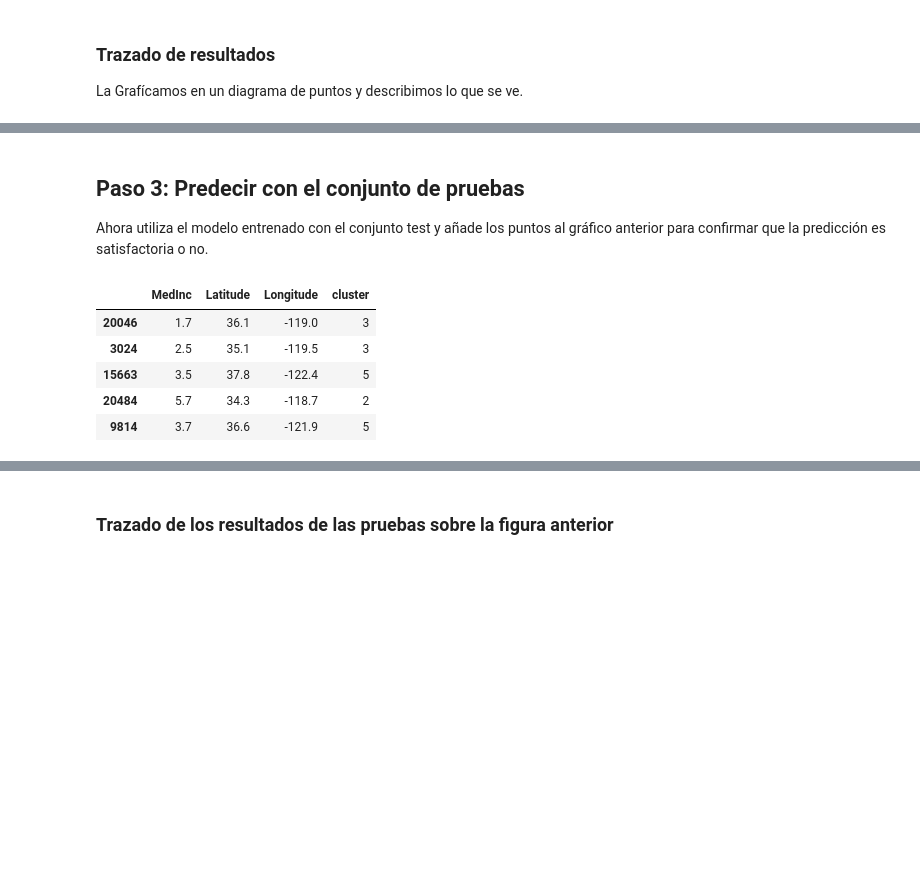
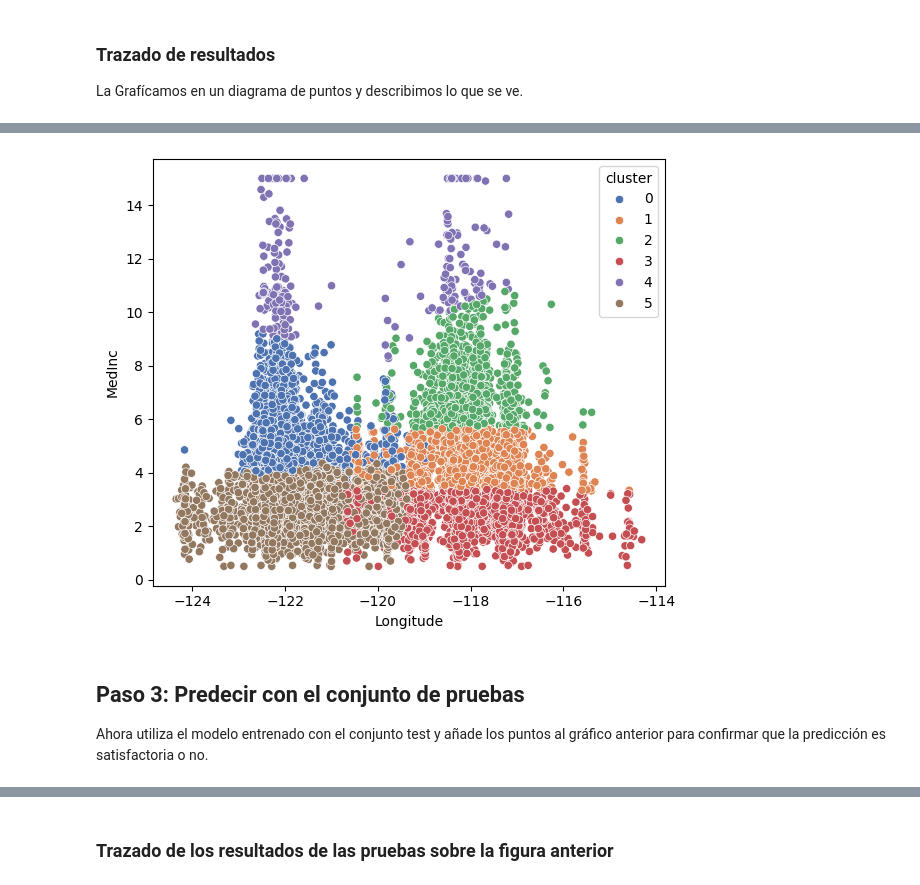
Before and after one commit to mvlarra/Project_ML_k-means, a Jupyter notebook: Project_kmeans_VL.ipynb, the cells around one changed output, grey strips where cells are left out. Cells and saved outputs as stored; diff of their text form; code cells hidden in the pictures; blank space fills up the shorter version.

```diff
--- a/Project_kmeans_VL.ipynb
+++ b/Project_kmeans_VL.ipynb
@@ -100,14 +167,28 @@ plt.show()
+# %%
+# Gráfico 3: Longitude vs MedInc
+# --------------------------------------------------------------------
+
+plt.figure(figsize=(6, 5))
+sns.scatterplot(data = X_train, x = "Longitude", y = "MedInc", hue = "cluster", palette = "deep")
+plt.tight_layout()
+plt.show()
+
+    # ¿Qué se está graficando?
+        # - Se está graficando la Longitud contra el Ingreso Medio (MedInc).
+        # - Cada punto representa una casa, y el color del punto indica a qué cluster pertenece.
+        # - Relación entre ubicación este-oeste (Longitude) y MedInc.
+
+    # ¿Cómo se interpreta?
+        # - Puedes ver zonas costeras con diferentes niveles de ingreso.
+        # - Hay un par de clusters que sobresalen con ingresos altos (tal vez áreas más urbanizadas
+        #   como Los Ángeles o San Francisco).
+        # - Otras regiones (con longitudes más al este) tienden a tener ingresos más bajos.
+
+    # ¿Qué se puede mejorar?
+        # - Podrías agregar etiquetas o leyendas para indicar qué colores corresponden a qué clusters.
+        # - Podrías ajustar el tamaño de los puntos para que sean más visibles o menos invasivos.
+# %% [output]
+[figure, added]
 # %% [markdown]
 ## Paso 3: Predecir con el conjunto de pruebas
 Ahora utiliza el modelo entrenado con el conjunto test y añade los puntos al gráfico anterior para confirmar que la predicción es satisfactoria o no.
-# %%
-y_test = list(model_unsup.predict(X_test))
-X_test["cluster"] = y_test
-X_test.head()
-# %% [output]
-|  | MedInc | Latitude | Longitude | cluster |
-| 20046 | 1.7 | 36.1 | -119.0 | 3 |
-| 3024 | 2.5 | 35.1 | -119.5 | 3 |
-| 15663 | 3.5 | 37.8 | -122.4 | 5 |
-| 20484 | 5.7 | 34.3 | -118.7 | 2 |
-| 9814 | 3.7 | 36.6 | -121.9 | 5 |
```
Also changed, not shown: parts of 17 cells of this notebook.
